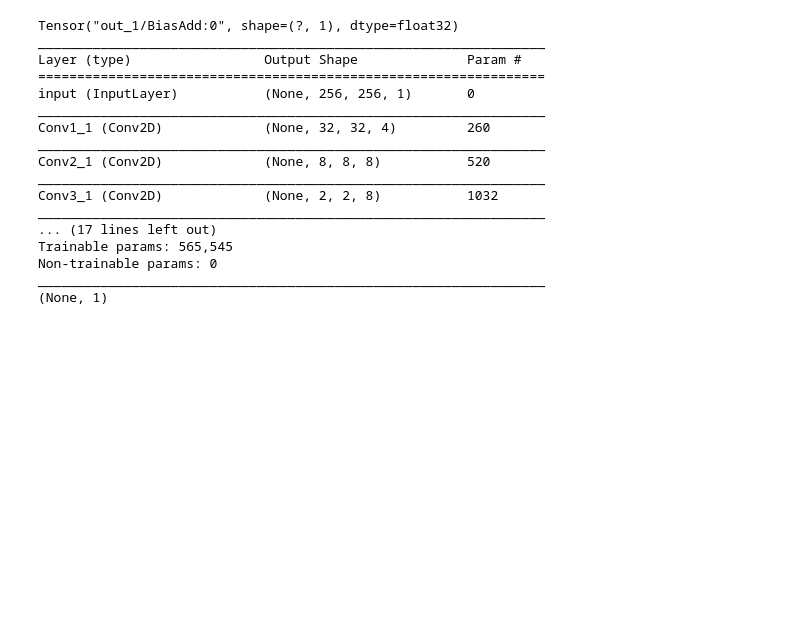
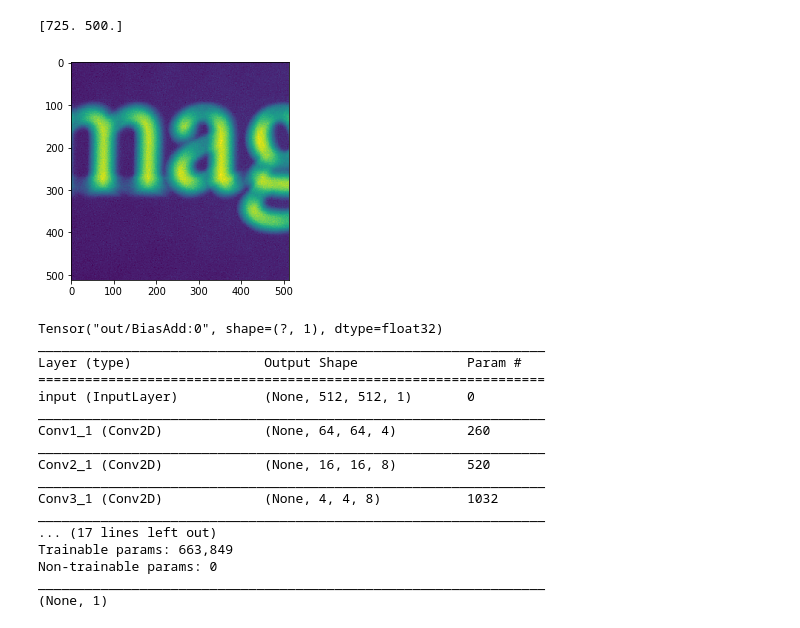
Before and after one commit to cianhwang/autofocusVCM, a Jupyter notebook: autofocusnet.ipynb, the cells around one changed output. Saved outputs shown, nothing was run; the diff lists cells and outputs as text; code cells hidden in the pictures; blank space fills up the shorter version.

```diff
--- a/autofocusnet.ipynb
+++ b/autofocusnet.ipynb
@@ -50,3 +61,9 @@ print(train_label.shape)
+# %%
+plt.imshow(test_data[idx, :, :, 0])
+print(test_label[idx, :])
+# %% [output]
+[725. 500.]
+[figure, added]
 # %%
 # In[7]:
 input_image1 = Input(shape=(512,512,1), name = "input")
@@ -63,40 +80,43 @@ layer3_1 = Conv2D(8, (4, 4), 4,padding='valid',activation=relu, name="Conv3_1")(
 
 flattened = Flatten(name="flat")(layer3_1)
 dense1 = Dense(1024, name="d1")(flattened)
-LReLU1 = LeakyReLU(0.1, name="lr1")(dense1)
+ReLU1 = LeakyReLU(0.1, name="lr1")(dense1)
 #dense1 = Dropout(0.8)(dense1)
 
-dense2 = Dense(512, name="d2")(LReLU1)
-LReLU2 = LeakyReLU(0.1, name="lr2")(dense2)
+dense2 = Dense(512, name="d2")(ReLU1)
+ReLU2 = LeakyReLU(0.1, name="lr2")(dense2)
 #dense2 = Dropout(0.5)(dense2)
 
-dense3 = Dense(10, name="d3")(LReLU2)
-LReLU3 = LeakyReLU(0.1, name="lr3")(dense3)
+dense3 = Dense(10, name="d3")(ReLU2)
+ReLU3 = LeakyReLU(0.1, name="lr3")(dense3)
 
-output_position = Dense(1, name="out")(LReLU3)
+output_position = Dense(1, name="out")(ReLU3)
 print(output_position)
 
 model = Model(inputs=input_image1, outputs=output_position)
 model.summary()
 
+tcbc = TensorBoard(log_dir='1')
 
+filepath="models/weights-improvement-{epoch:03d}-{val_loss:.2f}.hdf5"
+checkpoint = ModelCheckpoint(filepath, monitor='val_loss', verbose=1, save_best_only=False, mode='max',period=2)
 
 print(model.output_shape)
 # %% [output]
-Tensor("out_1/BiasAdd:0", shape=(?, 1), dtype=float32)
+Tensor("out/BiasAdd:0", shape=(?, 1), dtype=float32)
 _________________________________________________________________
 Layer (type)                 Output Shape              Param #
 =================================================================
-input (InputLayer)           (None, 256, 256, 1)       0
+input (InputLayer)           (None, 512, 512, 1)       0
 _________________________________________________________________
-Conv1_1 (Conv2D)             (None, 32, 32, 4)         260
+Conv1_1 (Conv2D)             (None, 64, 64, 4)         260
 _________________________________________________________________
-Conv2_1 (Conv2D)             (None, 8, 8, 8)           520
+Conv2_1 (Conv2D)             (None, 16, 16, 8)         520
 _________________________________________________________________
-Conv3_1 (Conv2D)             (None, 2, 2, 8)           1032
+Conv3_1 (Conv2D)             (None, 4, 4, 8)           1032
 _________________________________________________________________
 ... (17 lines left out)
-Trainable params: 565,545
+Trainable params: 663,849
 Non-trainable params: 0
 _________________________________________________________________
 (None, 1)
```
Also changed, not shown: parts of 11 cells of this notebook, 9 other files.
